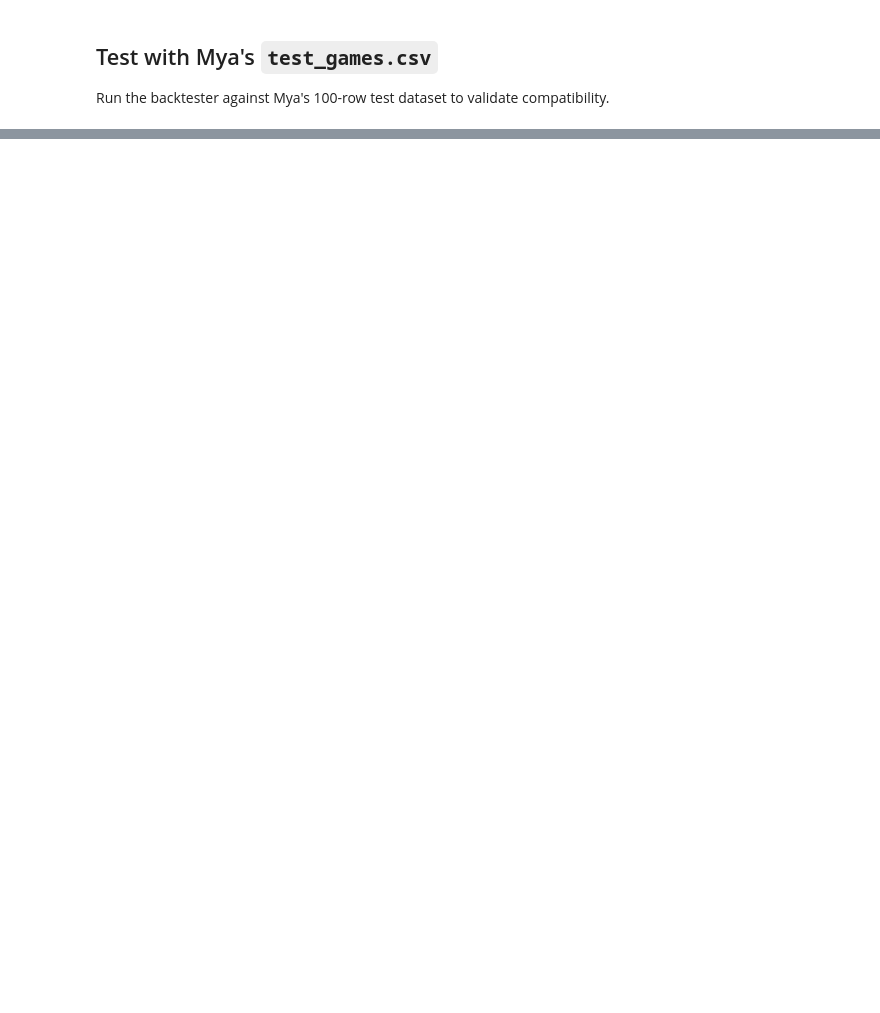
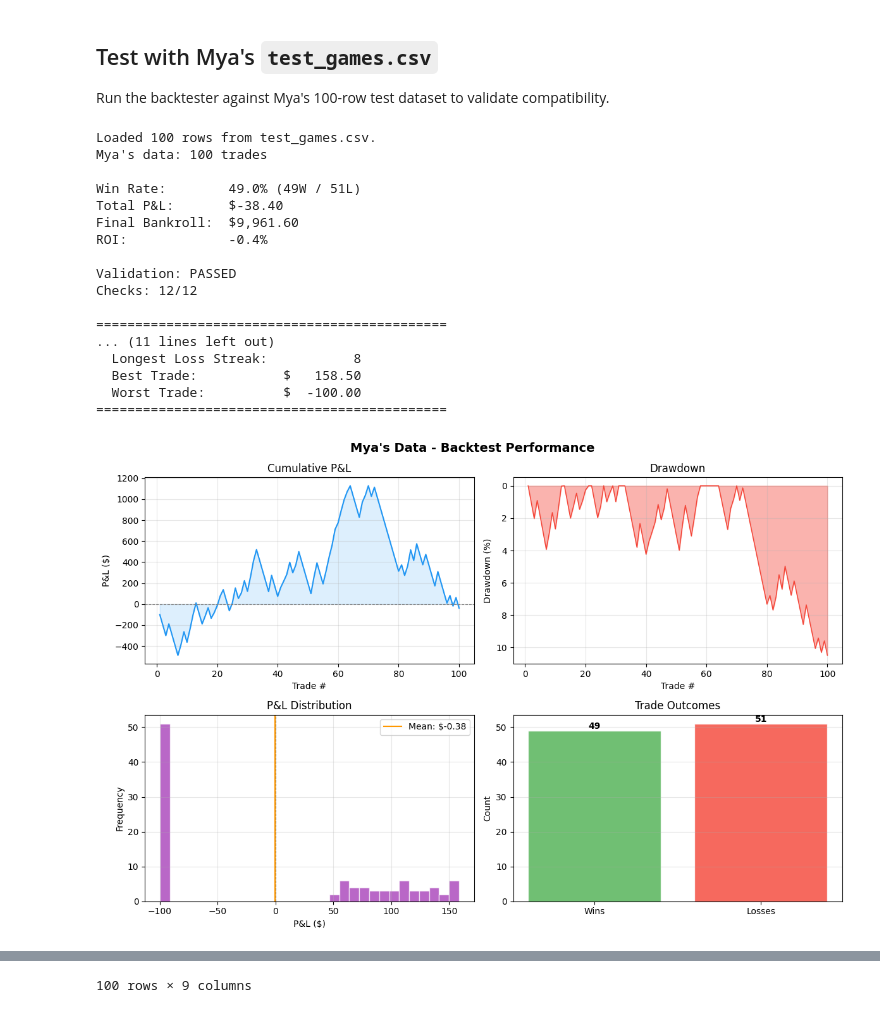
Before and after one commit to TanishqK27/CUIC_Sem2_Project, a Jupyter notebook: tools/backtester.ipynb, the cells around one changed output, grey strips where cells are left out. Saved outputs shown, nothing was run; the diff lists cells and outputs as text; code cells hidden in the pictures; blank space fills up the shorter version.

```diff
--- a/tools/backtester.ipynb
+++ b/tools/backtester.ipynb
@@ -146,30 +302,54 @@ if TEST_CSV.exists():
     mya_results = backtest(mya_data, strategy, initial_bankroll=10000.0)
     mya_report = validate_backtest_results(mya_results, mya_data)
 
     print(f"Mya's data: {len(mya_results)} trades\n")
 
     # Summary stats
     if len(mya_results) > 0:
         wins = (mya_results["outcome"] == "WIN").sum()
         losses = (mya_results["outcome"] == "LOSS").sum()
         win_rate = wins / len(mya_results)
         final_pnl = mya_results["cumulative_pnl"].iloc[-1]
         final_bankroll = mya_results["bankroll"].iloc[-1]
 
         print(f"Win Rate:        {win_rate:.1%} ({wins}W / {losses}L)")
         print(f"Total P&L:       ${final_pnl:,.2f}")
         print(f"Final Bankroll:  ${final_bankroll:,.2f}")
         print(f"ROI:             {final_pnl / 10000:.1%}\n")
 
     # Validation
     print(f"Validation: {'PASSED' if mya_report['passed'] else 'FAILED'}")
     print(f"Checks: {mya_report['checks_passed']}/{mya_report['checks_run']}")
     if not mya_report["passed"]:
         print("\nFailed checks:")
         for f in mya_report["failures"]:
             print(f"  - {f}")
 
+    # Extended metrics & graphs
+    print()
+    display_extended_metrics(mya_results)
+    plot_performance(mya_results, title="Mya's Data - Backtest Performance")
+
     # Display results table
     display(mya_results)
 else:
     print(f"test_games.csv not found at {TEST_CSV}")
+# %% [output]
+Loaded 100 rows from test_games.csv.
+Mya's data: 100 trades
+
+Win Rate:        49.0% (49W / 51L)
+Total P&L:       $-38.40
+Final Bankroll:  $9,961.60
+ROI:             -0.4%
+
+Validation: PASSED
+Checks: 12/12
+
+=============================================
+... (11 lines left out)
+  Longest Loss Streak:           8
+  Best Trade:           $   158.50
+  Worst Trade:          $  -100.00
+=============================================
+[figure, added]
@@ -175,0 +368 @@ else:
+100 rows × 9 columns
```
Also changed, not shown: parts of 5 cells of this notebook.
